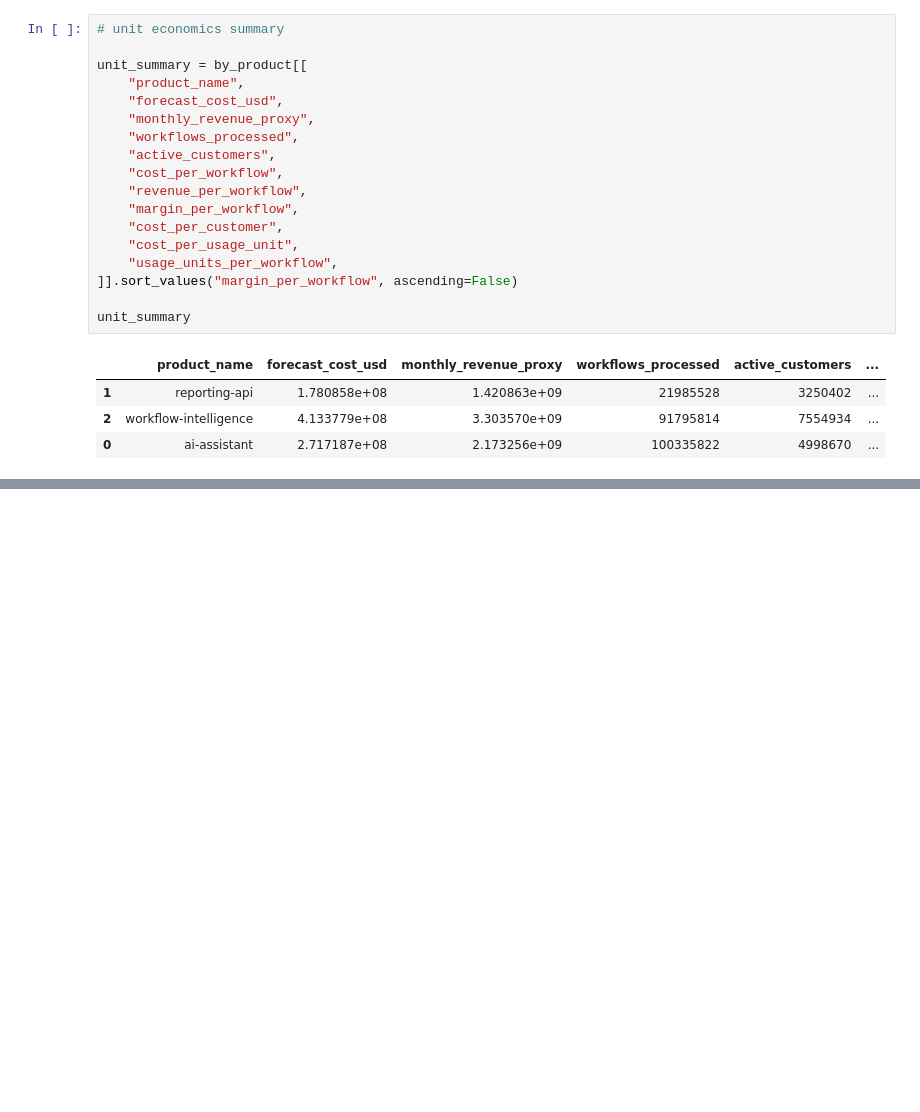
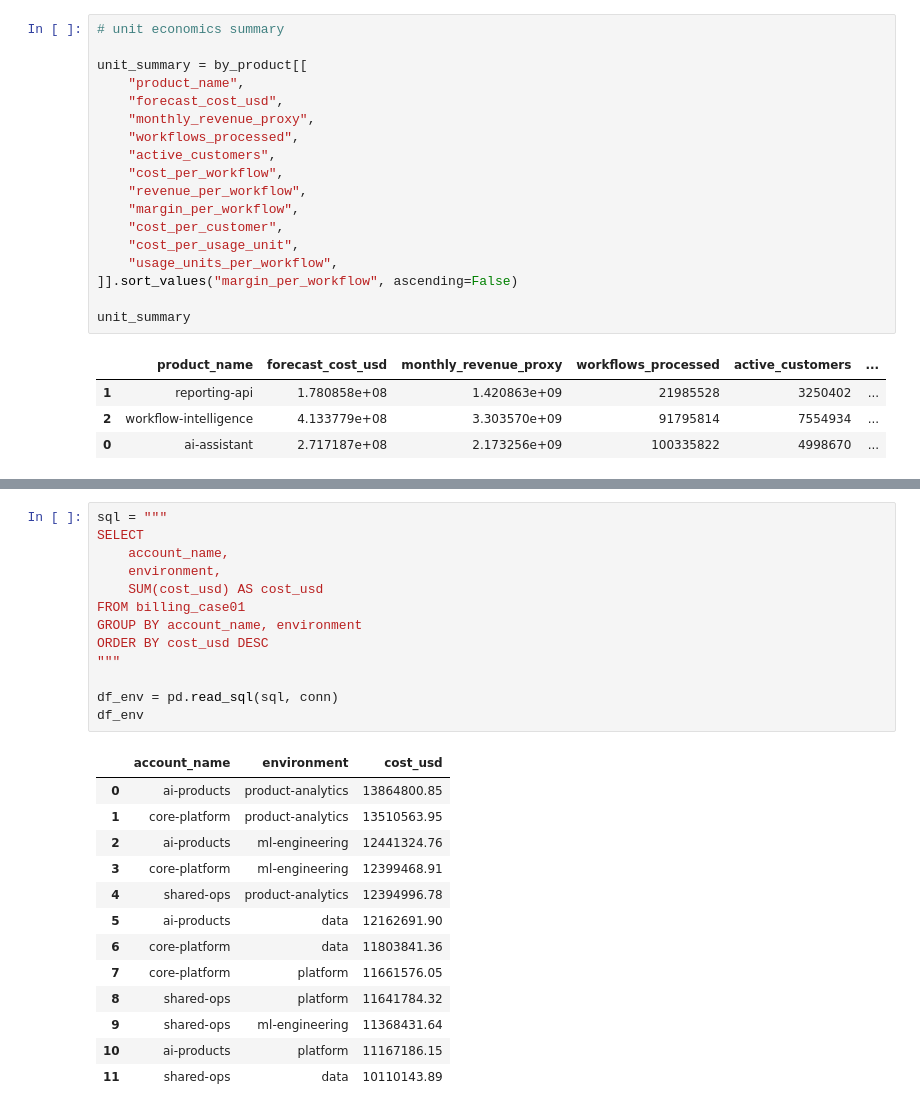
Before and after one commit to emel333/finops-dojo-lab, a Jupyter notebook: 01-aws-ai-saas-case/analysis/analysis2.ipynb, the cells around one changed output, grey strips where cells are left out. Cells and saved outputs as stored; diff of their text form; blank space fills up the shorter version.

```diff
--- a/01-aws-ai-saas-case/analysis/analysis2.ipynb
+++ b/01-aws-ai-saas-case/analysis/analysis2.ipynb
@@ -1432,0 +1483,27 @@ unit_summary
+# %%
+sql = """
+SELECT
+    account_name,
+    environment,
+    SUM(cost_usd) AS cost_usd
+FROM billing_case01
+GROUP BY account_name, environment
+ORDER BY cost_usd DESC
+"""
+
+df_env = pd.read_sql(sql, conn)
+df_env
+# %% [output]
+|  | account_name | environment | cost_usd |
+| 0 | ai-products | product-analytics | 13864800.85 |
+| 1 | core-platform | product-analytics | 13510563.95 |
+| 2 | ai-products | ml-engineering | 12441324.76 |
+| 3 | core-platform | ml-engineering | 12399468.91 |
+| 4 | shared-ops | product-analytics | 12394996.78 |
+| 5 | ai-products | data | 12162691.90 |
+| 6 | core-platform | data | 11803841.36 |
+| 7 | core-platform | platform | 11661576.05 |
+| 8 | shared-ops | platform | 11641784.32 |
+| 9 | shared-ops | ml-engineering | 11368431.64 |
+| 10 | ai-products | platform | 11167186.15 |
+| 11 | shared-ops | data | 10110143.89 |
```
Also changed, not shown: parts of 13 cells of this notebook.
